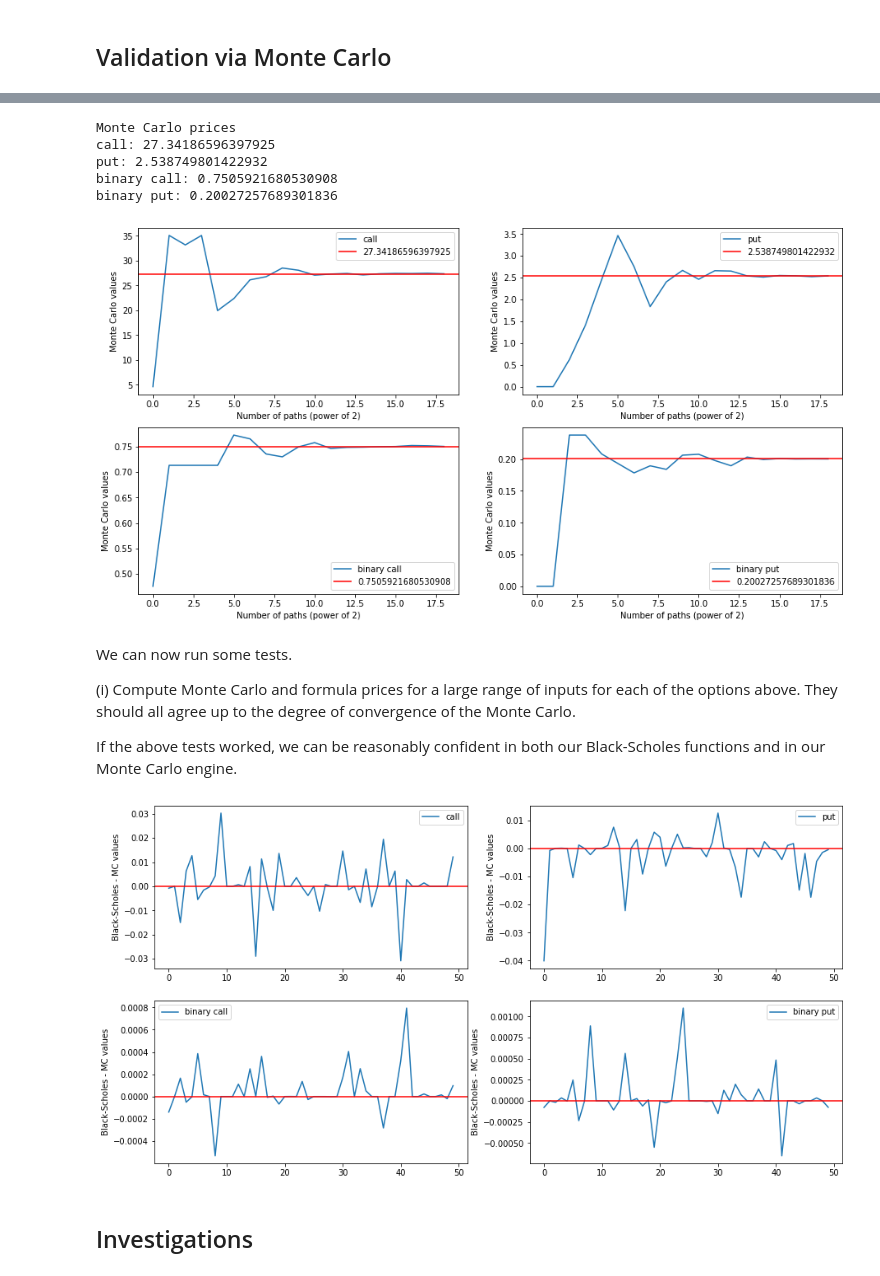
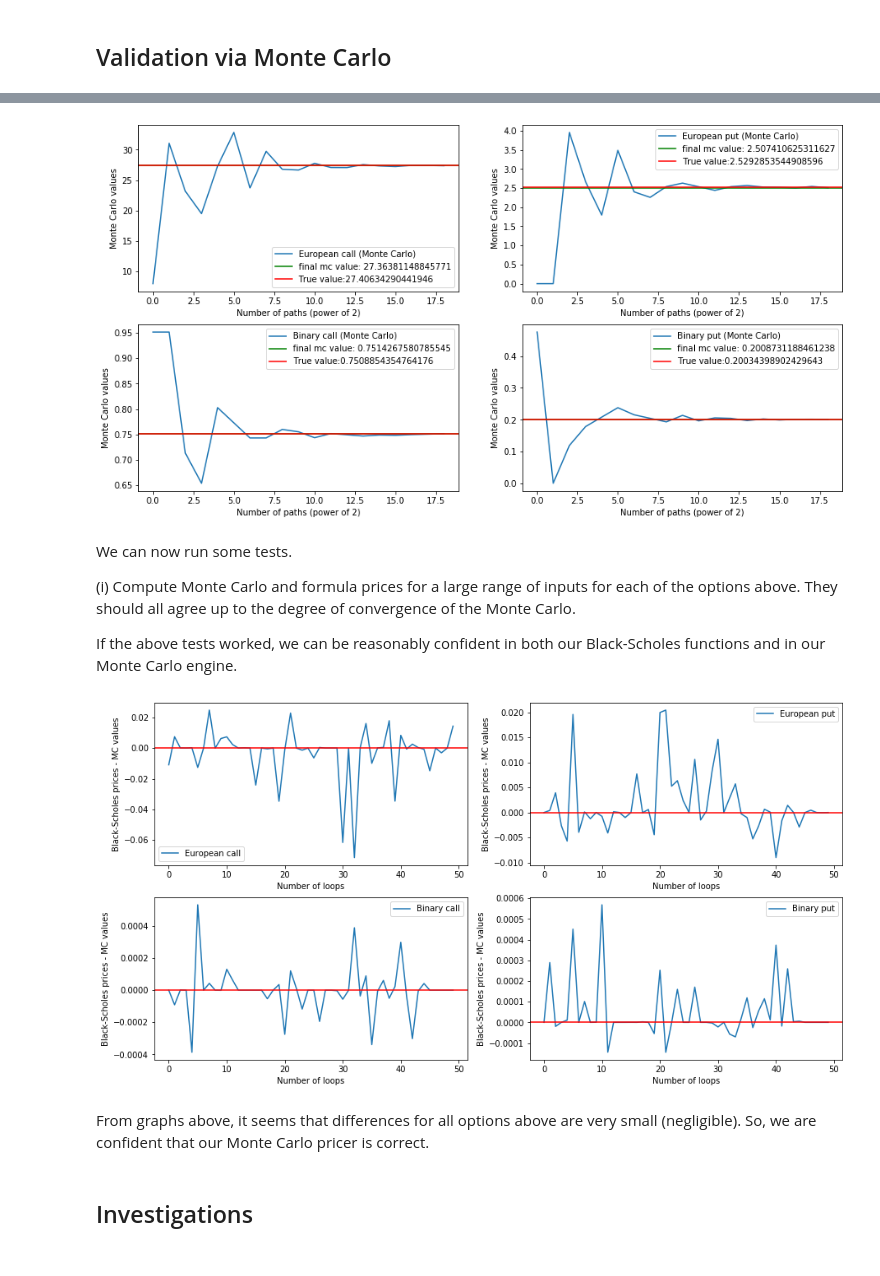
Before and after one commit to hongwai1920/Implement-Option-Pricing-Model-using-Python, a Jupyter notebook: 1. Pricing of vanilla options in the Black-Scholes world and Monte Carlo Simulation.ipynb, the cells around one changed output, grey strips where cells are left out. Cells and saved outputs as stored; diff of their text form; code cells hidden in the pictures.

```diff
--- a/1. Pricing of vanilla options in the Black-Scholes world and Monte Carlo Simulation.ipynb
+++ b/1. Pricing of vanilla options in the Black-Scholes world and Monte Carlo Simulation.ipynb
@@ -61,7 +58,7 @@ class PayOff:
         '''
         Inputs:
         =========
-        TheOptionsType_: string (call, put, binary call, binary put)
+        TheOptionsType_: string (European call, European put, Binary call, Binary put)
         Strike_: float strike price
         '''
 
@@ -71,18 +68,23 @@ class PayOff:
     def __call__(self,spot):
         # Overloading the ( ) operator
         '''
-        Returns:
+        inputs:
+        =========
+        spot: numpy array of spot prices
+
+
+        returns:
         =========
         payoff value for each option
         '''
 
-        if self.__TheOptionsType == 'call':
+        if self.__TheOptionsType == 'European call':
             return np.maximum(spot - self.__Strike,0)
-        elif self.__TheOptionsType == 'put':
+        elif self.__TheOptionsType == 'European put':
             return np.maximum(self.__Strike - spot,0)
-        elif self.__TheOptionsType == 'binary call':
+        elif self.__TheOptionsType == 'Binary call':
             return np.piecewise(spot, [spot < self.__Strike, spot >= self.__Strike], [0, 1])
-        elif self.__TheOptionsType == 'binary put':
+        elif self.__TheOptionsType == 'Binary put':
             return np.piecewise(spot, [spot <= self.__Strike, spot > self.__Strike], [1, 0])
         else:
             raise Exception('Unknown option type found.')
@@ -232,7 +241,7 @@ def GBM_fd(S0, K, r, d, sigma, T, num_steps = 50, num_paths = 1):
 def monte_carlo(r, T, payoff, num_paths):
     '''
     Monte Carlo method:
-    1. Average all payoffs
+    1. Average all payoffs at time T
     2. Discount the average using continuously compounded risk-free interest rate
 
     inputs:
@@ -638,10 +670,16 @@ K = 100
 r = 0.05
 d = 0
 sigma = 0.25
+face_value = 1
+
+option_types = ('European call', 'European put', 'Binary call', 'Binary put')
+
+# Black-Scholes prices
+opt = Option(S0, K, r, d, sigma, T)
+BS = [opt.european_call(), opt.european_put(), opt.binary_call(face_value), opt.binary_put(face_value)]
+
 
 num_paths = 20
-
-option_types = ('call', 'put', 'binary call', 'binary put')
 
 # monte carlo values
 mc = {}
@@ -654,25 +692,17 @@ for option_type in option_types:
         payoff = PayOff(option_type, K)(ST)
         mc[option_type][num_path - 1] = monte_carlo(r, T, payoff, 2**num_path)
 
-print('Monte Carlo prices')
-for key in mc.keys():
-    print(key + ':',  mc[key][-1])
-
 f, ax = plt.subplots(2,2, figsize = (15,8))
 
 for i, option in enumerate(option_types):
-    ax[i//2, i%2].plot(mc[option], label = option)
-    ax[i//2, i%2].axhline(mc[option][-1], label = str(mc[option][-1]), c = 'r')
+    ax[i//2, i%2].plot(mc[option], label = option + ' (Monte Carlo)')
+    ax[i//2, i%2].axhline(mc[option][-1], label = 'final mc value: ' + str(mc[option][-1]), c = 'g')
+    ax[i//2, i%2].axhline(BS[i], label = 'True value:' + str(BS[i]), c = 'r')
     ax[i//2, i%2].set_xlabel('Number of paths (power of 2)')
     ax[i//2, i%2].set_ylabel('Monte Carlo values')
     ax[i//2, i%2].legend()
 # %% [output]
-Monte Carlo prices
-call: 27.34186596397925
-put: 2.538749801422932
-binary call: 0.7505921680530908
-binary put: 0.20027257689301836
-[figure, old version]
+[figure, new version]
 # %% [markdown]
 We can now run some tests.
 
@@ -686,7 +716,7 @@ If the above tests worked, we can be reasonably confident in both our Black-Scho
 # To test other types of options, change option_type and Option class (line 18)
 # option_type = 'put'
 
-option_types = ('call', 'put', 'binary call', 'binary put')
+option_types = ('European call', 'European put', 'Binary call', 'Binary put')
 loop = 50
 num_paths = 20
 diff = {key: [0] * loop for key in option_types}
@@ -702,35 +732,39 @@ for i in range(loop):
     S0 = randint(1,100)
     K = randint(1,100)
     r = random()
     d = random()
     sigma = random()
     T = random()
 
     c = Option(S0, K, r, d, sigma, T).european_call()
     p = Option(S0, K, r, d, sigma, T).european_put()
     b_c = Option(S0, K, r, d, sigma, T).binary_call(face_value)
     b_p = Option(S0, K, r, d, sigma, T).binary_put(face_value)
 
     bs = [c, p, b_c, b_p]
 
     for j, option_type in enumerate(option_types):
         mc[option_type] = [0] * (num_paths -1 )
 
         for num_path in range(1, num_paths):
             ST = GBM_formula(S0, K, r, d, sigma, T, 2**num_path)
             payoff = PayOff(option_type, K)(ST)
             mc[option_type][num_path - 1] = monte_carlo(r, T, payoff, 2**num_path)
 
         diff[option_type][i] = bs[j] - mc[option_type][-1]
 
 
 for k, option_type in enumerate(option_types):
     ax[k//2,k%2].plot(diff[option_type], label = option_type)
     ax[k//2,k%2].axhline(0, c = 'r')
-    ax[k//2,k%2].set_ylabel('Black-Scholes - MC values')
+    ax[k//2,k%2].set_xlabel('Number of loops')
+    ax[k//2,k%2].set_ylabel('Black-Scholes prices - MC values')
     ax[k//2,k%2].legend()
 # %% [output]
-[figure, old version]
+[figure, new version]
+# %% [markdown]
+From graphs above, it seems that differences for all options above are very small (negligible).
+So, we are confident that our Monte Carlo pricer is correct.
 # %% [markdown]
 ## Investigations
 # %% [markdown]
```
Also changed, not shown: parts of 27 cells of this notebook.
